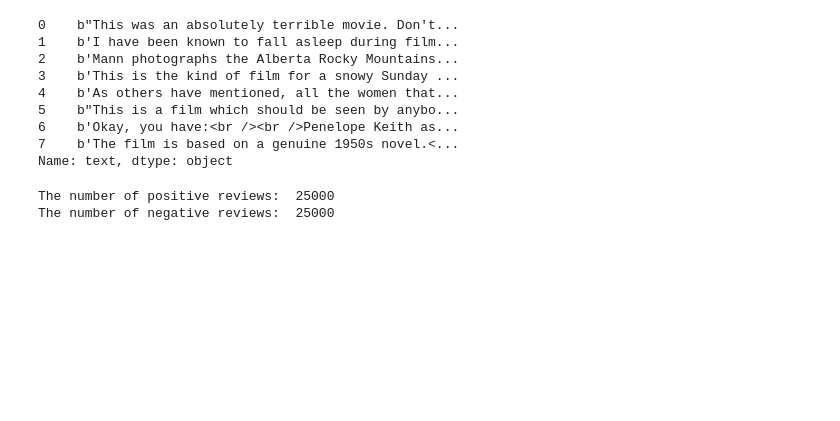
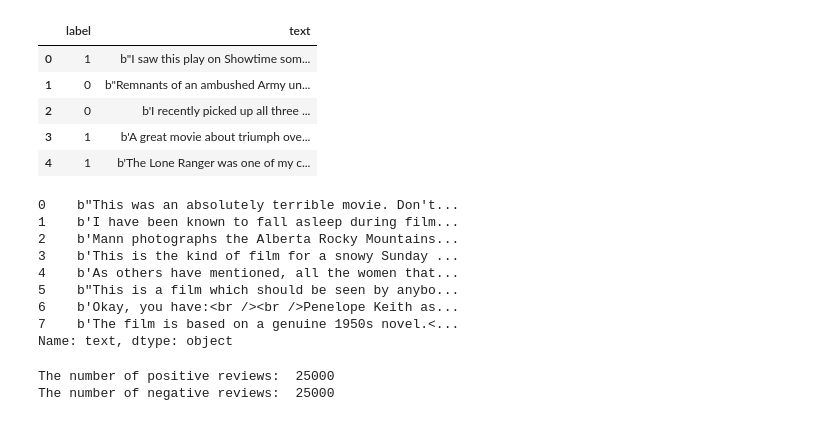
Before and after one commit to JehadOumer/IMDB-Reviews-Classifcation, a Jupyter notebook: Dataset_Exploration.ipynb, the cells around one changed output. Saved outputs shown, nothing was run; the diff lists cells and outputs as text; code cells hidden in the pictures; blank space fills up the shorter version.

```diff
--- a/Dataset_Exploration.ipynb
+++ b/Dataset_Exploration.ipynb
@@ -32,3 +57,12 @@ Dataset length:  50000 points
+# %%
+testing_data.head(5)
+# %% [output]
+|  | label | text |
+| 0 | 1 | b"I saw this play on Showtime som... |
+| 1 | 0 | b"Remnants of an ambushed Army un... |
+| 2 | 0 | b'I recently picked up all three ... |
+| 3 | 1 | b'A great movie about triumph ove... |
+| 4 | 1 | b'The Lone Ranger was one of my c... |
 # %%
 negative_reviews=all_data[all_data['label']==0]
 positive_reviews=all_data[all_data['label']==1]
```
Also changed, not shown: parts of 11 cells of this notebook.
